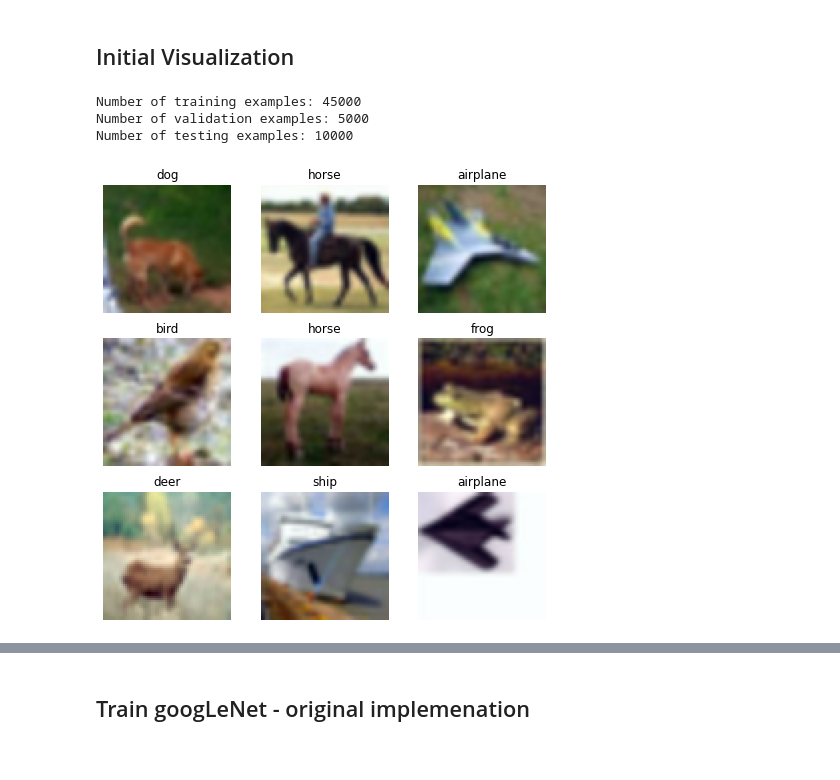
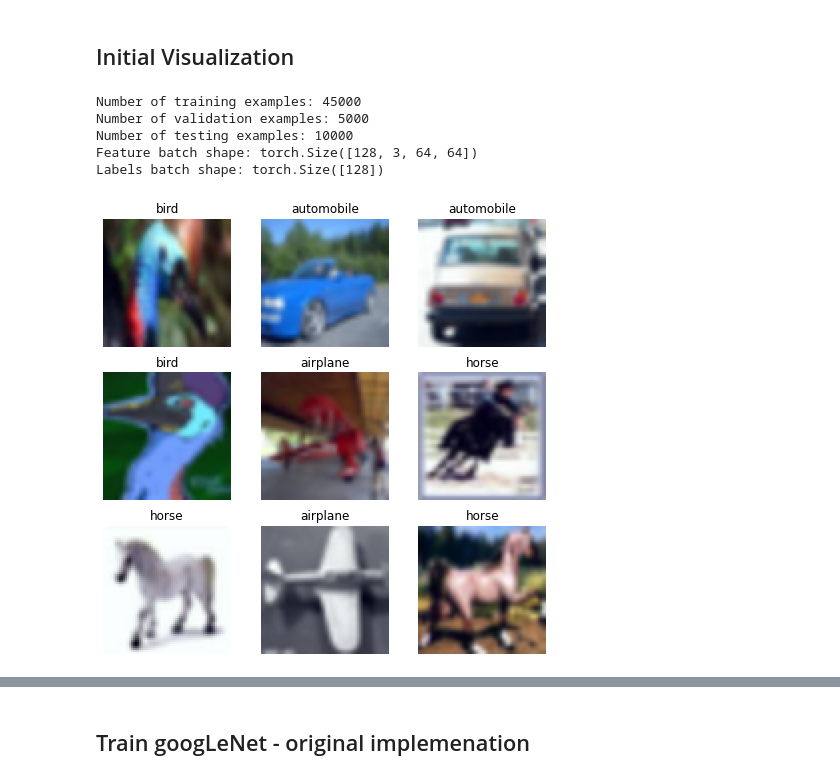
Before and after one commit to Skoularikis/Deep-Networks-for-Image-Classification, a Jupyter notebook: GoogLeNet/GoogLeNet_cifar10.ipynb, the cells around one changed output, grey strips where cells are left out. Drawn from its saved outputs; the diff is of its cells as text; code cells hidden in the pictures.

```diff
--- a/GoogLeNet/GoogLeNet_cifar10.ipynb
+++ b/GoogLeNet/GoogLeNet_cifar10.ipynb
@@ -541,12 +493,12 @@ test_loader = DataLoader(dataset=test_data, batch_size=batch_size, shuffle=False
 # %%
 print(f'Number of training examples: {len(train_set)}')
 print(f'Number of validation examples: {len(val_set)}')
 print(f'Number of testing examples: {len(test_data)}')
+visualize_images_from_loader(train_loader)
 # %% [output]
 Number of training examples: 45000
 Number of validation examples: 5000
 Number of testing examples: 10000
+Feature batch shape: torch.Size([128, 3, 64, 64])
+Labels batch shape: torch.Size([128])
+[figure, added]
-# %%
-visualize_images_from_dataset(train_data)
-# %% [output]
-[figure, removed]
```
Also changed, not shown: parts of 23 cells of this notebook, 5 other files.
